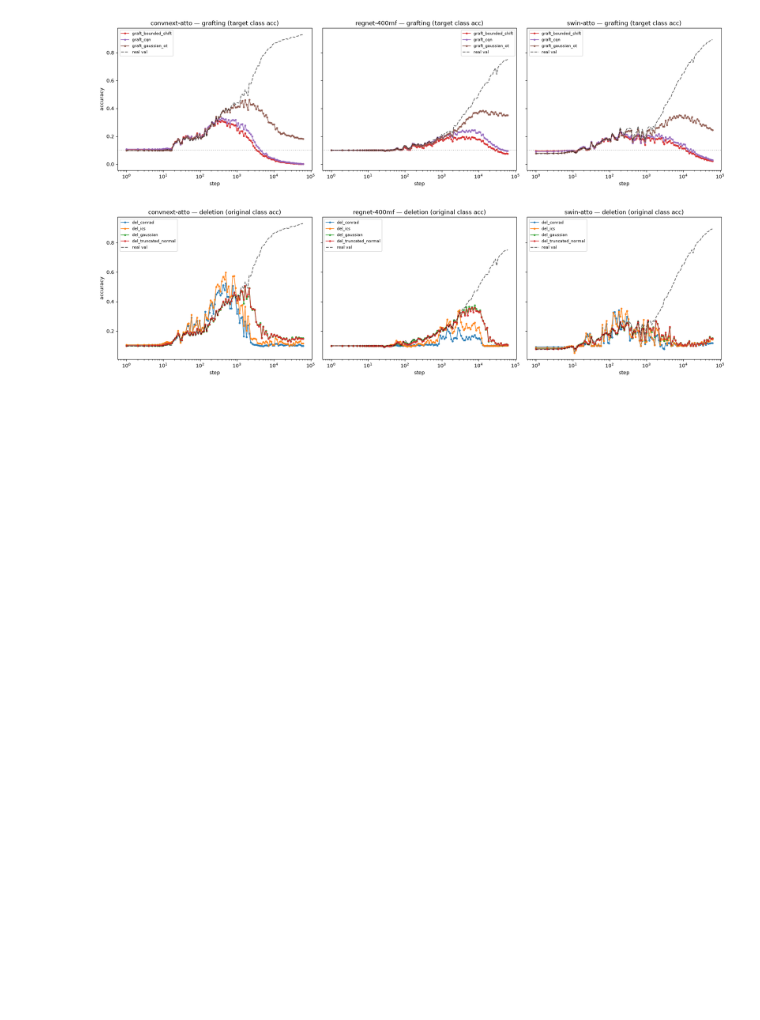
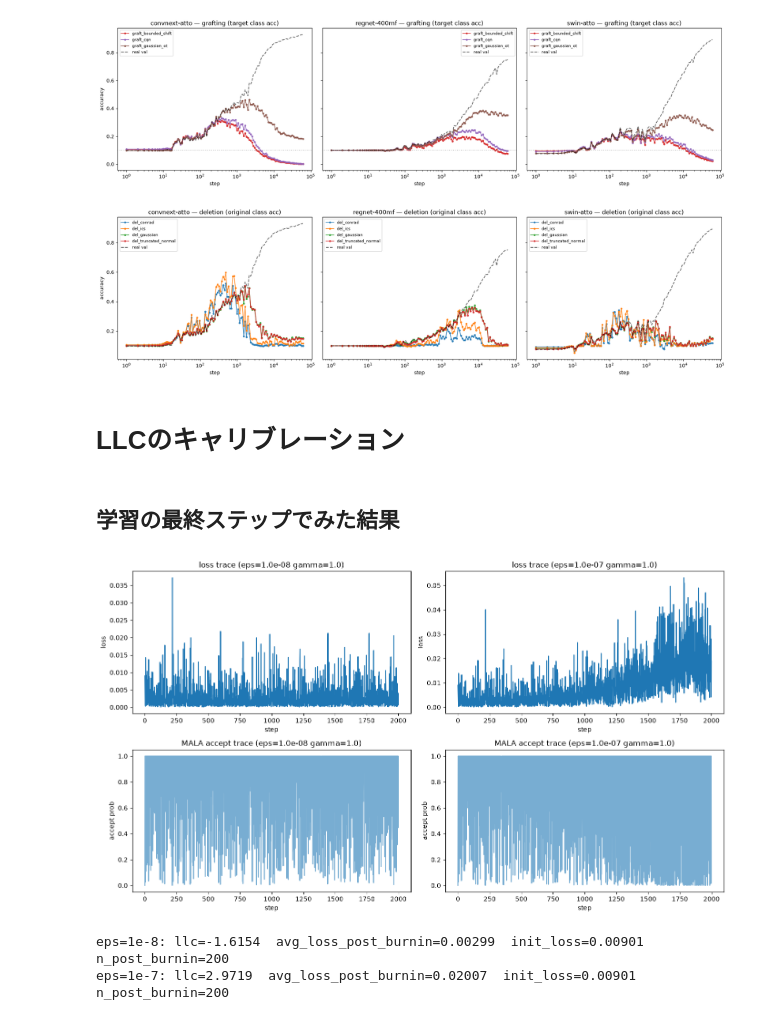
Before and after one commit to shiryu-nakano/dsb-llc-reproduction, a Jupyter notebook: plots_DSB_reproductin.ipynb, the cells around one changed output. Cells and saved outputs as stored; diff of their text form; code cells hidden in the pictures; blank space fills up the shorter version.

```diff
--- a/plots_DSB_reproductin.ipynb
+++ b/plots_DSB_reproductin.ipynb
@@ -216,3 +216,73 @@ plt.tight_layout()
 plt.show()
 # %% [output]
 [figure]
+# %% [markdown]
+# LLCのキャリブレーション
+# %% [markdown]
+## 学習の最終ステップでみた結果
+# %%
+import json
+import matplotlib.pyplot as plt
+import numpy as np
+
+d2 = json.load(open('/home/nakano/server/calibration_results_vision_test_gpu2/calib_convnext-atto.json'))
+d3 = json.load(open('/home/nakano/server/calibration_results_vision_test_gpu3/calib_convnext-atto.json'))
+
+r_1e8 = d2['records'][0]
+r_1e7 = d3['records'][0]
+
+fig, axes = plt.subplots(2, 2, figsize=(14, 8))
+
+for i, r in enumerate([r_1e8, r_1e7]):
+    loss_trace = np.array(r['loss_trace'])
+    accept_trace = np.array(r['mala_accept_trace'])
+    label = f"eps={r['epsilon']:.1e} gamma={r['gamma']}"
+
+    axes[0, i].plot(loss_trace)
+    axes[0, i].set_title(f"loss trace ({label})")
+    axes[0, i].set_xlabel("step")
+    axes[0, i].set_ylabel("loss")
+
+    axes[1, i].plot(accept_trace, alpha=0.6)
+    axes[1, i].set_title(f"MALA accept trace ({label})")
+    axes[1, i].set_xlabel("step")
+    axes[1, i].set_ylabel("accept prob")
+    axes[1, i].set_ylim(-0.05, 1.05)
+
+plt.tight_layout()
+plt.show()
+# %% [output]
+[figure, added]
+# %%
+import numpy as np
+
+def compute_llc_with_burnin(loss_trace, nbeta, burnin_frac=0.9):
+    """
+    loss_trace: 全ステップのloss配列
+    nbeta: n/log(n)
+    burnin_frac: 捨てる割合(0.9 = 先頭90%を捨てて末尾10%を使う)
+    """
+    trace = np.array(loss_trace)
+    n_burnin = int(len(trace) * burnin_frac)
+    post_burnin = trace[n_burnin:]
+
+    init_loss = trace[0]  # サンプリング開始直後のloss(基準点)
+    avg_loss = post_burnin.mean()
+    llc = nbeta * (avg_loss - init_loss)
+
+    return {
+        "llc": llc,
+        "avg_loss_post_burnin": avg_loss,
+        "init_loss": init_loss,
+        "n_burnin": n_burnin,
+        "n_post_burnin": len(post_burnin),
+    }
+
+
+for r, label in [(r_1e8, "eps=1e-8"), (r_1e7, "eps=1e-7")]:
+    res = compute_llc_with_burnin(r["loss_trace"], r["nbeta"], burnin_frac=0.9)
+    print(f"{label}: llc={res['llc']:.4f}  avg_loss_post_burnin={res['avg_loss_post_burnin']:.5f}  "
+          f"init_loss={res['init_loss']:.5f}  n_post_burnin={res['n_post_burnin']}")
+# %% [output]
+eps=1e-8: llc=-1.6154  avg_loss_post_burnin=0.00299  init_loss=0.00901  n_post_burnin=200
+eps=1e-7: llc=2.9719  avg_loss_post_burnin=0.02007  init_loss=0.00901  n_post_burnin=200
```
Also changed, not shown: parts of 1 cell of this notebook, 1 other file.
